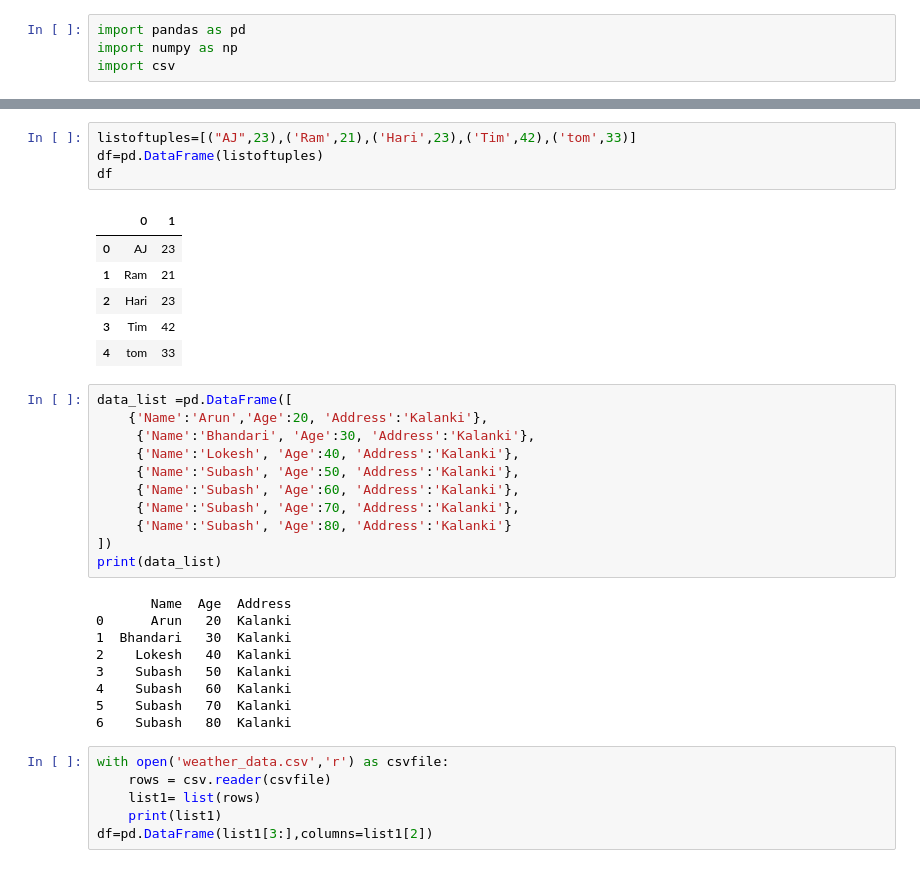
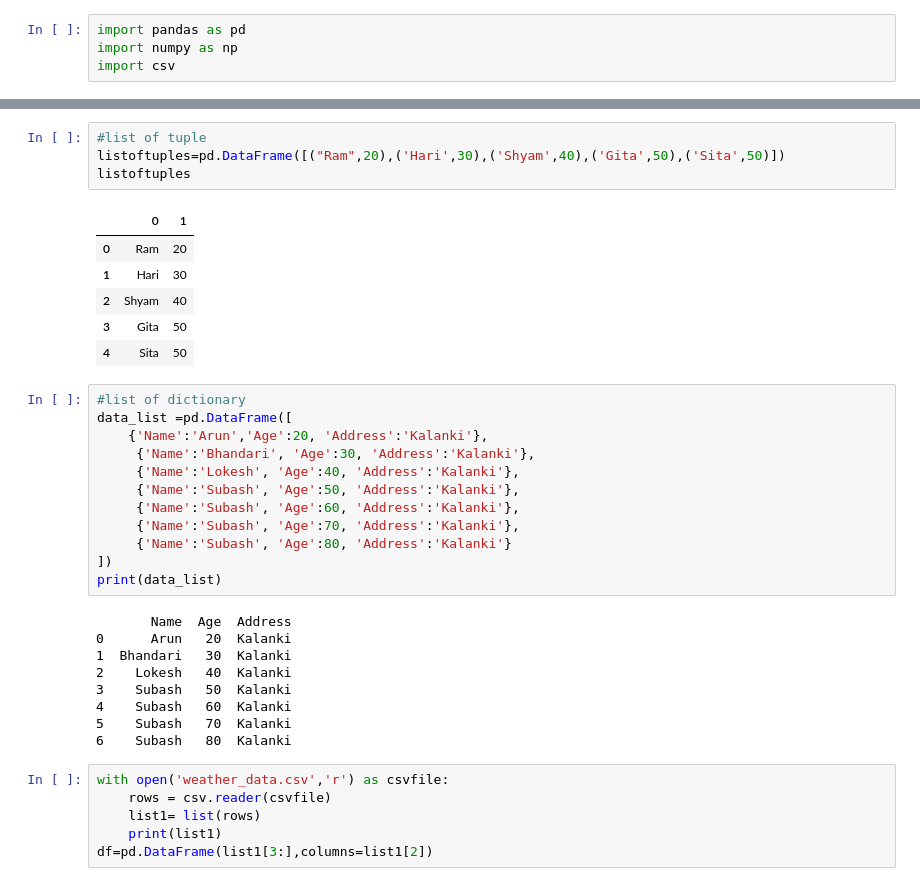
Before and after one commit to bhandariarun/KMC, a Jupyter notebook: week5/day_04/Data/DataFrame_from_python.ipynb, the cells around one changed output, grey strips where cells are left out. Cells and saved outputs as stored; diff of their text form.

```diff
--- a/week5/day_04/Data/DataFrame_from_python.ipynb
+++ b/week5/day_04/Data/DataFrame_from_python.ipynb
@@ -30,17 +31,18 @@ df
 | 3 | Kumari | 50 |
 | 4 | Raj | 50 |
 # %%
-listoftuples=[("AJ",23),('Ram',21),('Hari',23),('Tim',42),('tom',33)]
-df=pd.DataFrame(listoftuples)
-df
+#list of tuple
+listoftuples=pd.DataFrame([("Ram",20),('Hari',30),('Shyam',40),('Gita',50),('Sita',50)])
+listoftuples
 # %% [output]
 |  | 0 | 1 |
-| 0 | AJ | 23 |
-| 1 | Ram | 21 |
-| 2 | Hari | 23 |
-| 3 | Tim | 42 |
-| 4 | tom | 33 |
+| 0 | Ram | 20 |
+| 1 | Hari | 30 |
+| 2 | Shyam | 40 |
+| 3 | Gita | 50 |
+| 4 | Sita | 50 |
 # %%
+#list of dictionary
 data_list =pd.DataFrame([
     {'Name':'Arun','Age':20, 'Address':'Kalanki'},
      {'Name':'Bhandari', 'Age':30, 'Address':'Kalanki'},
```
Also changed, not shown: parts of 3 cells of this notebook.
